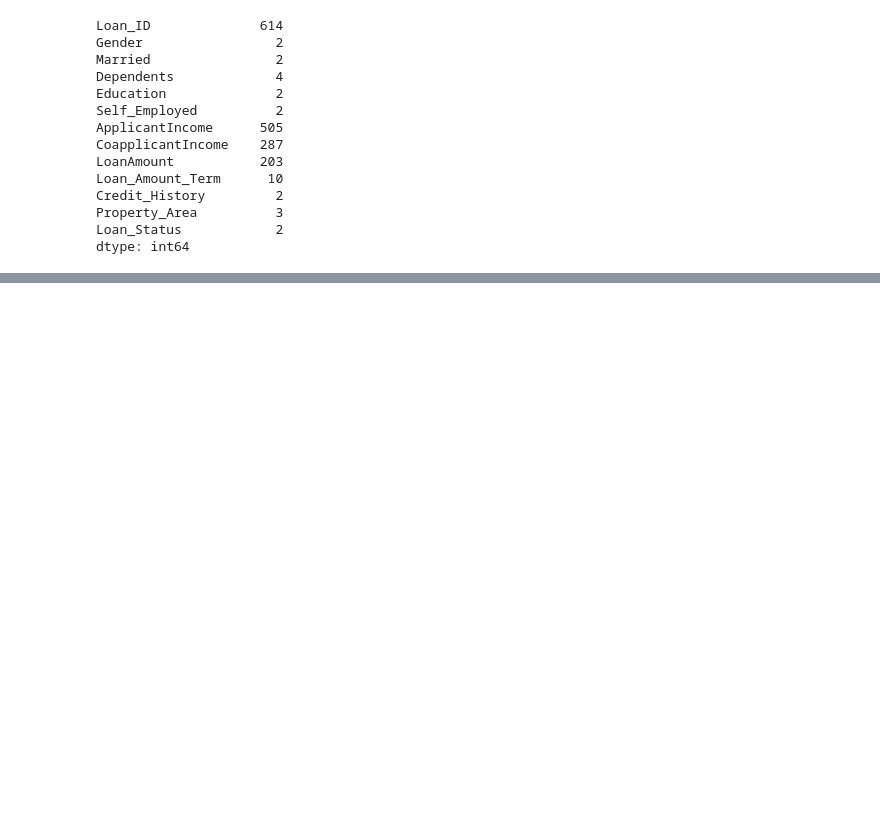
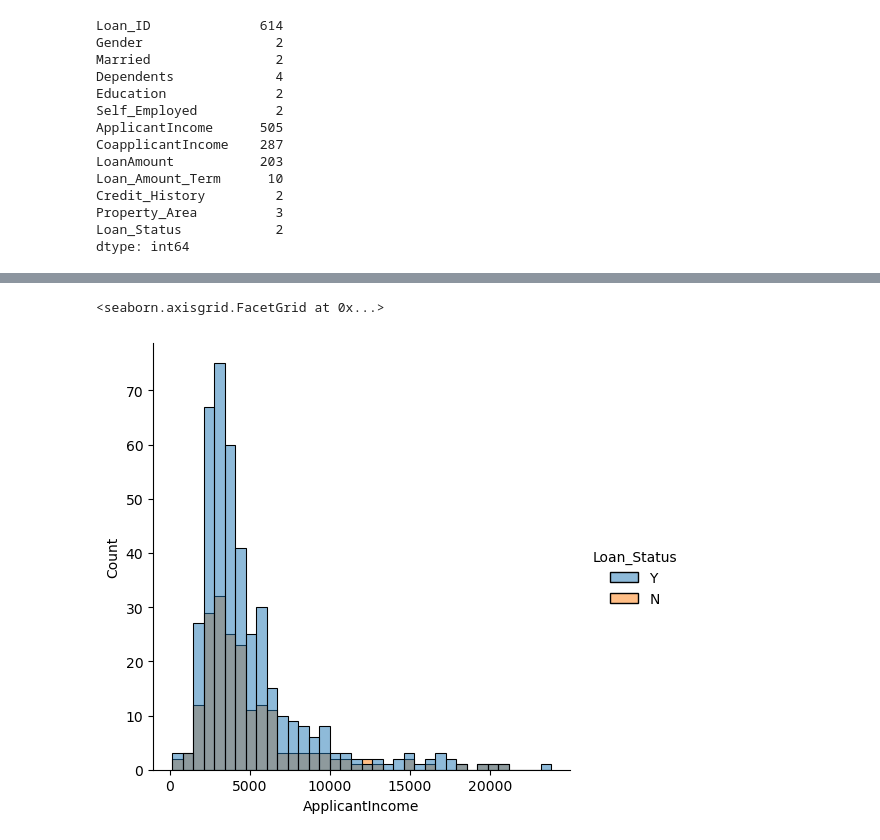
Before and after one commit to sher2008v/ml-practice-lab, a Jupyter notebook: 3- loan-approval-ensemble-comparison/ensemble_comparison.ipynb, the cells around one changed output, grey strips where cells are left out. Cells and saved outputs as stored; diff of their text form; code cells hidden in the pictures; blank space fills up the shorter version.

```diff
--- a/3- loan-approval-ensemble-comparison/ensemble_comparison.ipynb
+++ b/3- loan-approval-ensemble-comparison/ensemble_comparison.ipynb
@@ -97,0 +263,8 @@ data.sample(6)
+# %%
+under_30k_df = test_df[test_df.ApplicantIncome < 30000]
+above_30k_df = test_df[test_df.ApplicantIncome > 30000]
+# %%
+sns.displot(under_30k_df, x='ApplicantIncome', hue='Loan_Status')
+# %% [output]
+<seaborn.axisgrid.FacetGrid at 0x...>
+[figure, added]
```
Also changed, not shown: parts of 49 cells of this notebook.
